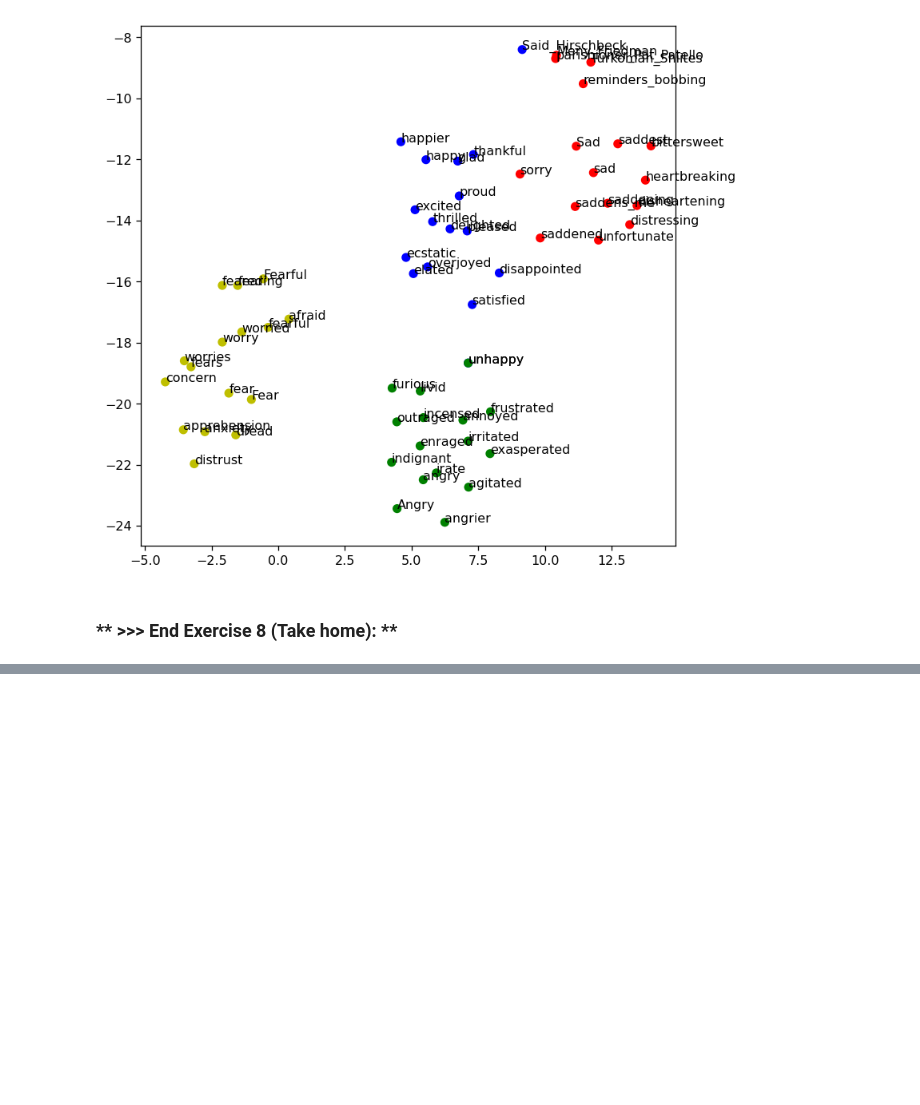
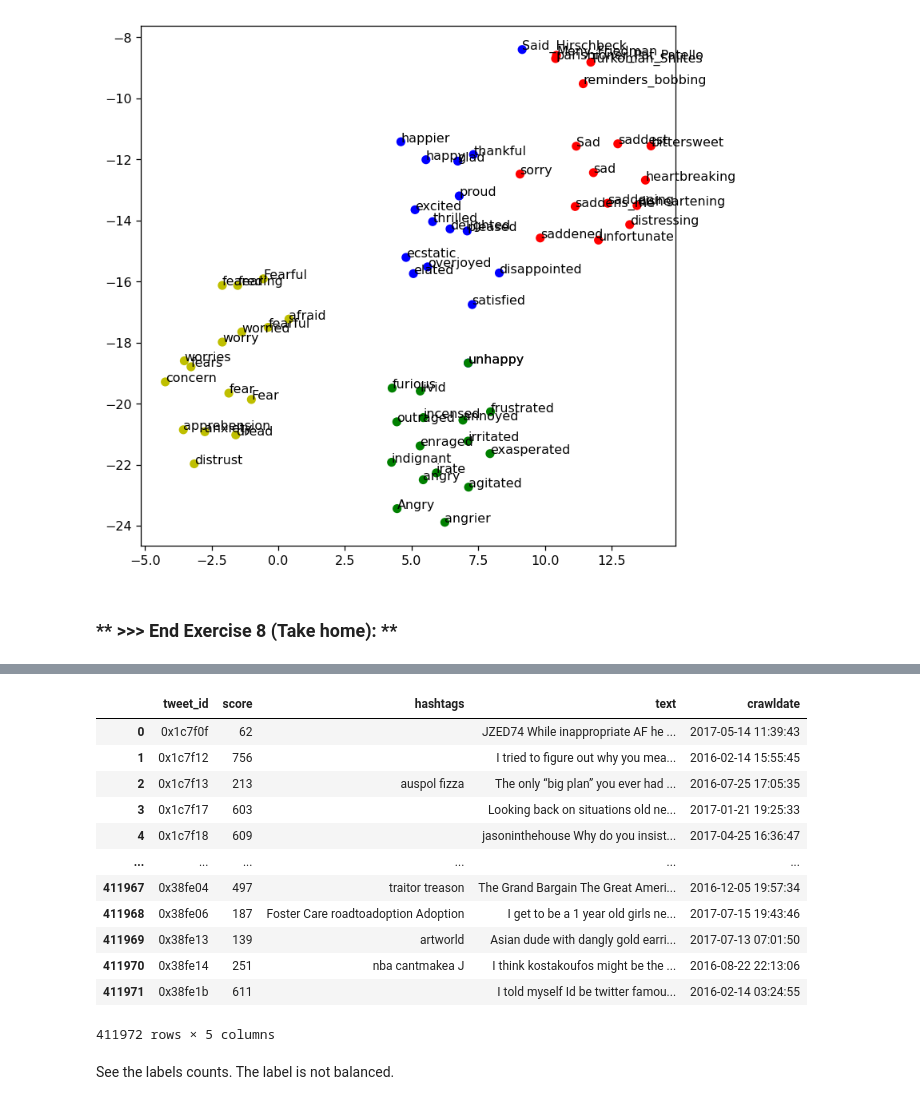
Before and after one commit to Pochenlin513/DM2021-Lab2-Homework, a Jupyter notebook: DM2021-Lab2-Homework.ipynb, the cells around one changed output, grey strips where cells are left out. Saved outputs shown, nothing was run; the diff lists cells and outputs as text; code cells hidden in the pictures; blank space fills up the shorter version.

```diff
--- a/DM2021-Lab2-Homework.ipynb
+++ b/DM2021-Lab2-Homework.ipynb
@@ -704,0 +826,19 @@ plt.show()
+# %%
+df_test = df[df.tweet_id.isin(id_test)].sort_values(by=['tweet_id'], ignore_index=True)
+df_test
+# %% [output]
+|  | tweet_id | score | hashtags | text | crawldate |
+| 0 | 0x1c7f0f | 62 |  | JZED74 While inappropriate AF he ... | 2017-05-14 11:39:43 |
+| 1 | 0x1c7f12 | 756 |  | I tried to figure out why you mea... | 2016-02-14 15:55:45 |
+| 2 | 0x1c7f13 | 213 | auspol fizza | The only “big plan” you ever had ... | 2016-07-25 17:05:35 |
+| 3 | 0x1c7f17 | 603 |  | Looking back on situations old ne... | 2017-01-21 19:25:33 |
+| 4 | 0x1c7f18 | 609 |  | jasoninthehouse Why do you insist... | 2017-04-25 16:36:47 |
+| ... | ... | ... | ... | ... | ... |
+| 411967 | 0x38fe04 | 497 | traitor treason | The Grand Bargain The Great Ameri... | 2016-12-05 19:57:34 |
+| 411968 | 0x38fe06 | 187 | Foster Care roadtoadoption Adoption | I get to be a 1 year old girls ne... | 2017-07-15 19:43:46 |
+| 411969 | 0x38fe13 | 139 | artworld | Asian dude with dangly gold earri... | 2017-07-13 07:01:50 |
+| 411970 | 0x38fe14 | 251 | nba cantmakea J | I think kostakoufos might be the ... | 2016-08-22 22:13:06 |
+| 411971 | 0x38fe1b | 611 |  | I told myself Id be twitter famou... | 2016-02-14 03:24:55 |
+411972 rows × 5 columns
+# %% [markdown]
+See the labels counts.  The label is not balanced.
```
Also changed, not shown: parts of 41 cells of this notebook, 12 other files.
